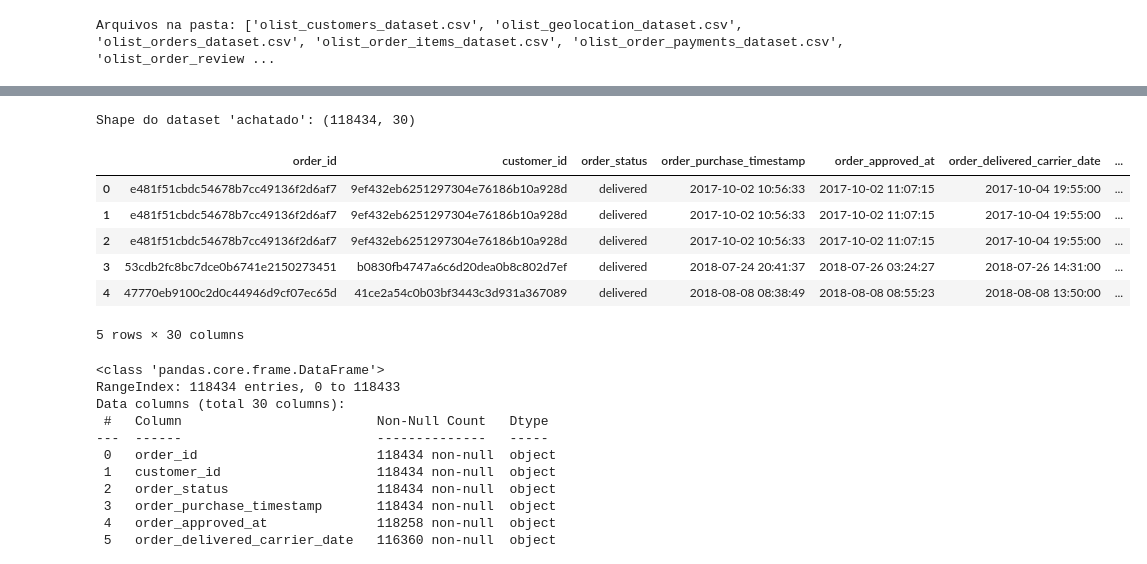
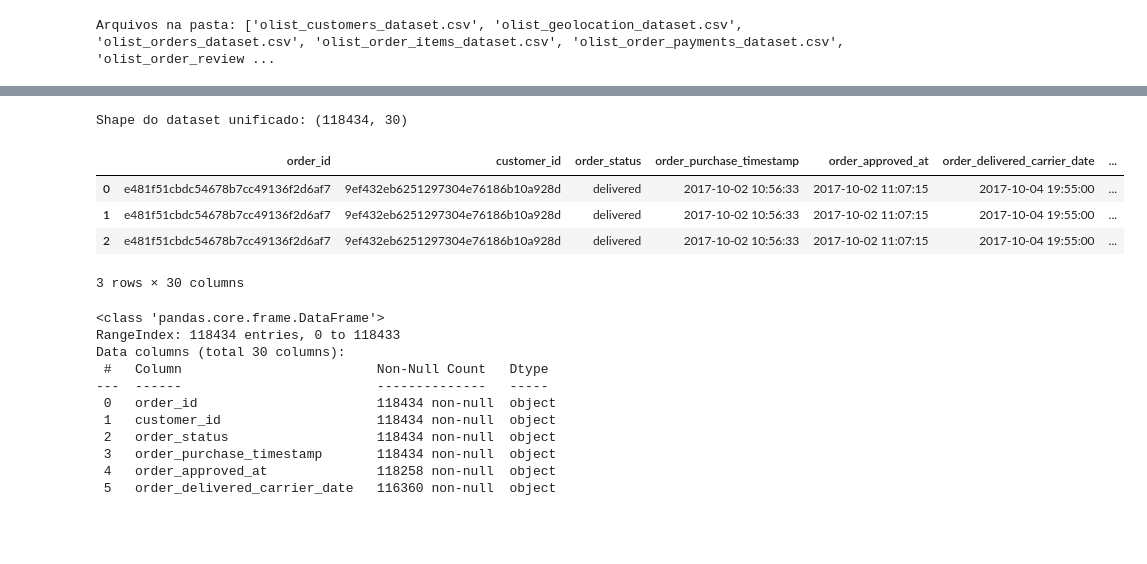
Before and after one commit to Radsfer/ia-trabalho-2025-2, a Jupyter notebook: notebooks/EDA.ipynb, the cells around one changed output, grey strips where cells are left out. Cells and saved outputs as stored; diff of their text form; code cells hidden in the pictures; blank space fills up the shorter version.

```diff
--- a/notebooks/EDA.ipynb
+++ b/notebooks/EDA.ipynb
@@ -20,14 +26,13 @@ Arquivos na pasta: ['olist_customers_dataset.csv', 'olist_geolocation_dataset.cs
 # %%
 # Carregar os principais CSVs
 try:
-    customers = pd.read_csv(DATA_PATH + "olist_customers_dataset.csv")
-    orders = pd.read_csv(DATA_PATH + "olist_orders_dataset.csv")
-    items = pd.read_csv(DATA_PATH + "olist_order_items_dataset.csv")
-    products = pd.read_csv(DATA_PATH + "olist_products_dataset.csv")
-    payments = pd.read_csv(DATA_PATH + "olist_order_payments_dataset.csv")
+    customers = pd.read_csv(os.path.join(DATA_PATH, "olist_customers_dataset.csv"))
+    orders = pd.read_csv(os.path.join(DATA_PATH, "olist_orders_dataset.csv"))
+    items = pd.read_csv(os.path.join(DATA_PATH, "olist_order_items_dataset.csv"))
+    products = pd.read_csv(os.path.join(DATA_PATH, "olist_products_dataset.csv"))
+    payments = pd.read_csv(os.path.join(DATA_PATH, "olist_order_payments_dataset.csv"))
 
-    print("Arquivos CSV carregados com sucesso.")
+    print("✅ Arquivos CSV carregados com sucesso.")
 except FileNotFoundError as e:
     print(f"Erro ao carregar CSV: {e}")
-    print("Verifique se você baixou e descompactou os dados na pasta 'data/raw/'.")
 # %% [output]
@@ -45,33 +51,23 @@ O Olist é um banco de dados relacional. Precisamos fazer 'joins' (merges) para
 # %%
 # 1. Juntar pedidos com clientes
-df = pd.merge(
-    orders, customers, on="customer_id", how="left"
-)
+df = pd.merge(orders, customers, on="customer_id", how="left")
 
-# 2. Juntar os itens de cada pedido (pode criar duplicatas de pedidos, normal)
-df = pd.merge(
-    df, items, on="order_id", how="left"
-)
+# 2. Juntar os itens de cada pedido
+df = pd.merge(df, items, on="order_id", how="left")
 
 # 3. Juntar os produtos de cada item
-df = pd.merge(
-    df, products, on="product_id", how="left"
-)
+df = pd.merge(df, products, on="product_id", how="left")
 
-# 4. Juntar os pagamentos (opcional, mas útil)
-df = pd.merge(
-    df, payments, on="order_id", how="left"
-)
+# 4. Juntar os pagamentos
+df = pd.merge(df, payments, on="order_id", how="left")
 
-print(f"Shape do dataset 'achatado': {df.shape}")
-df.head()
+print(f"Shape do dataset unificado: {df.shape}")
+df.head(3)
 # %% [output]
-Shape do dataset 'achatado': (118434, 30)
+Shape do dataset unificado: (118434, 30)
 |  | order_id | customer_id | order_status | order_purchase_timestamp | order_approved_at | order_delivered_carrier_date | ... |
 | 0 | e481f51cbdc54678b7cc49136f2d6af7 | 9ef432eb6251297304e76186b10a928d | delivered | 2017-10-02 10:56:33 | 2017-10-02 11:07:15 | 2017-10-04 19:55:00 | ... |
 | 1 | e481f51cbdc54678b7cc49136f2d6af7 | 9ef432eb6251297304e76186b10a928d | delivered | 2017-10-02 10:56:33 | 2017-10-02 11:07:15 | 2017-10-04 19:55:00 | ... |
 | 2 | e481f51cbdc54678b7cc49136f2d6af7 | 9ef432eb6251297304e76186b10a928d | delivered | 2017-10-02 10:56:33 | 2017-10-02 11:07:15 | 2017-10-04 19:55:00 | ... |
-| 3 | 53cdb2fc8bc7dce0b6741e2150273451 | b0830fb4747a6c6d20dea0b8c802d7ef | delivered | 2018-07-24 20:41:37 | 2018-07-26 03:24:27 | 2018-07-26 14:31:00 | ... |
-| 4 | 47770eb9100c2d0c44946d9cf07ec65d | 41ce2a54c0b03bf3443c3d931a367089 | delivered | 2018-08-08 08:38:49 | 2018-08-08 08:55:23 | 2018-08-08 13:50:00 | ... |
-5 rows × 30 columns
+3 rows × 30 columns
 # %%
```
Also changed, not shown: parts of 13 cells of this notebook, 13 other files.
